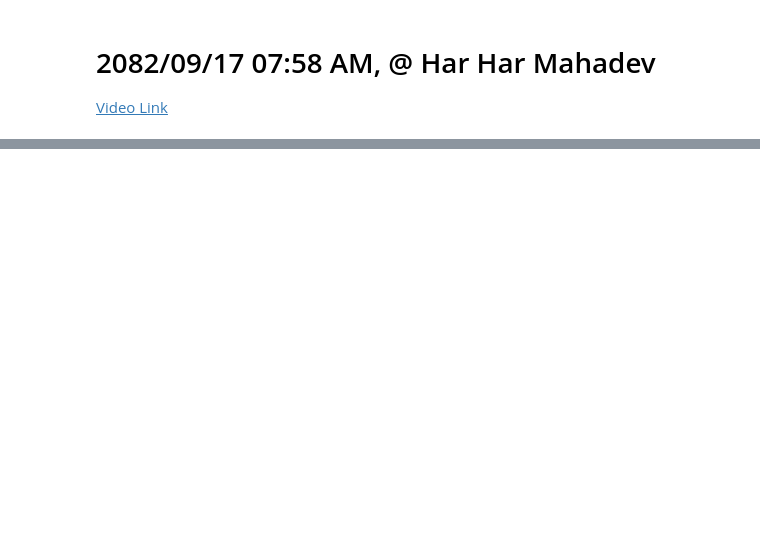
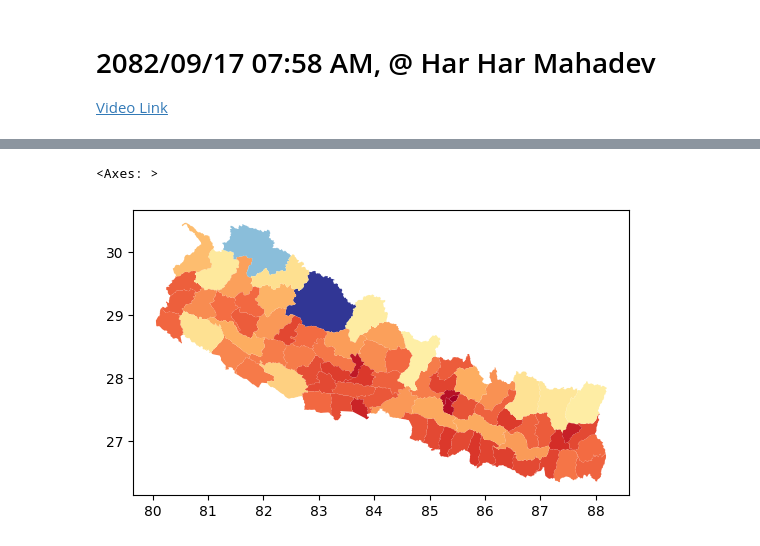
Before and after one commit to BimalGhimire38/Extra_Python_Stuffs, a Jupyter notebook: 01_Creating_Maps_with_Geopandas.ipynb, the cells around one changed output, grey strips where cells are left out. Cells and saved outputs as stored; diff of their text form; code cells hidden in the pictures; blank space fills up the shorter version.

```diff
--- a/01_Creating_Maps_with_Geopandas.ipynb
+++ b/01_Creating_Maps_with_Geopandas.ipynb
@@ -35,0 +48,5 @@ gdf.head()
+# %%
+gdf.plot('Shape_Area', cmap='RdYlBu')
+# %% [output]
+<Axes: >
+[figure, added]
```
Also changed, not shown: parts of 3 cells of this notebook.
